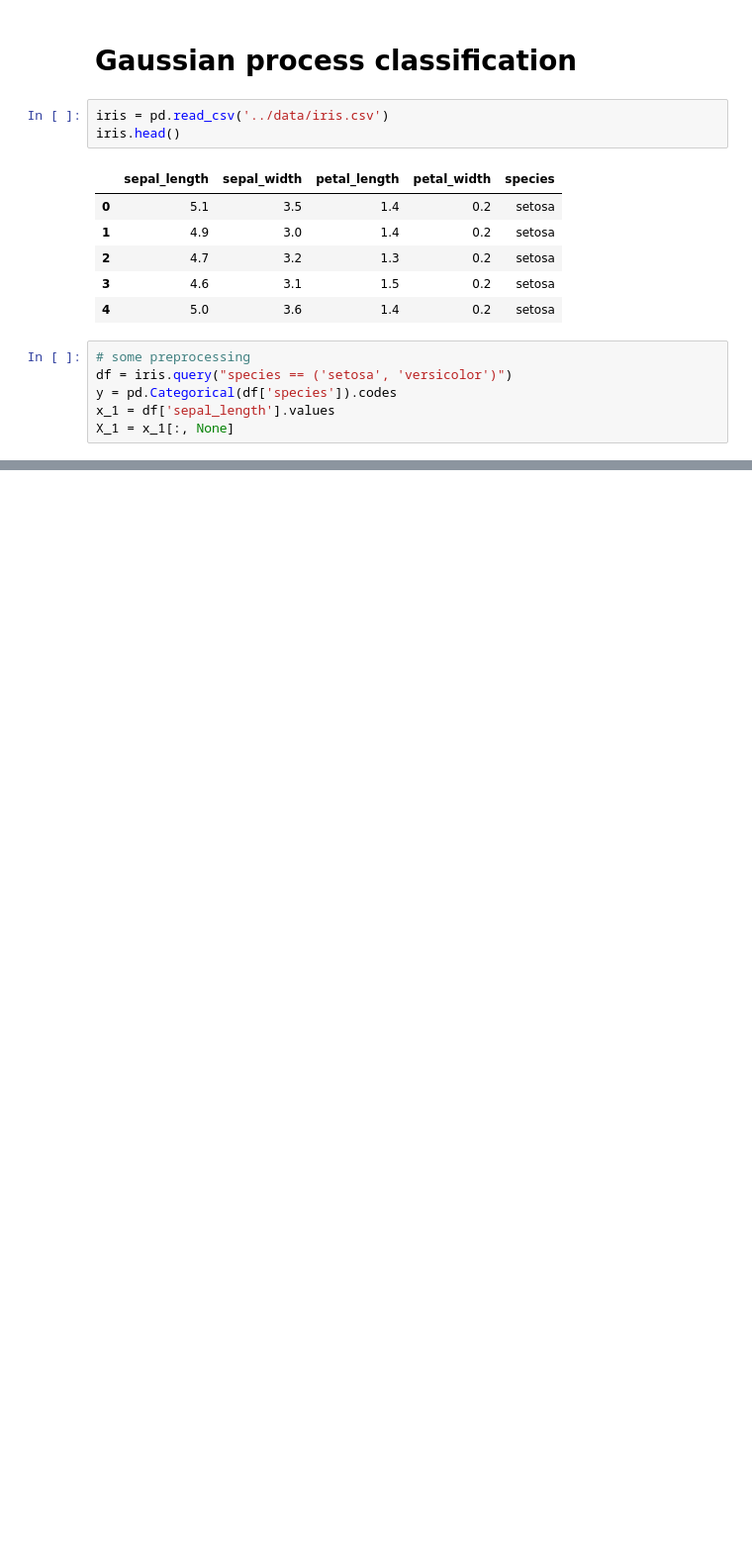
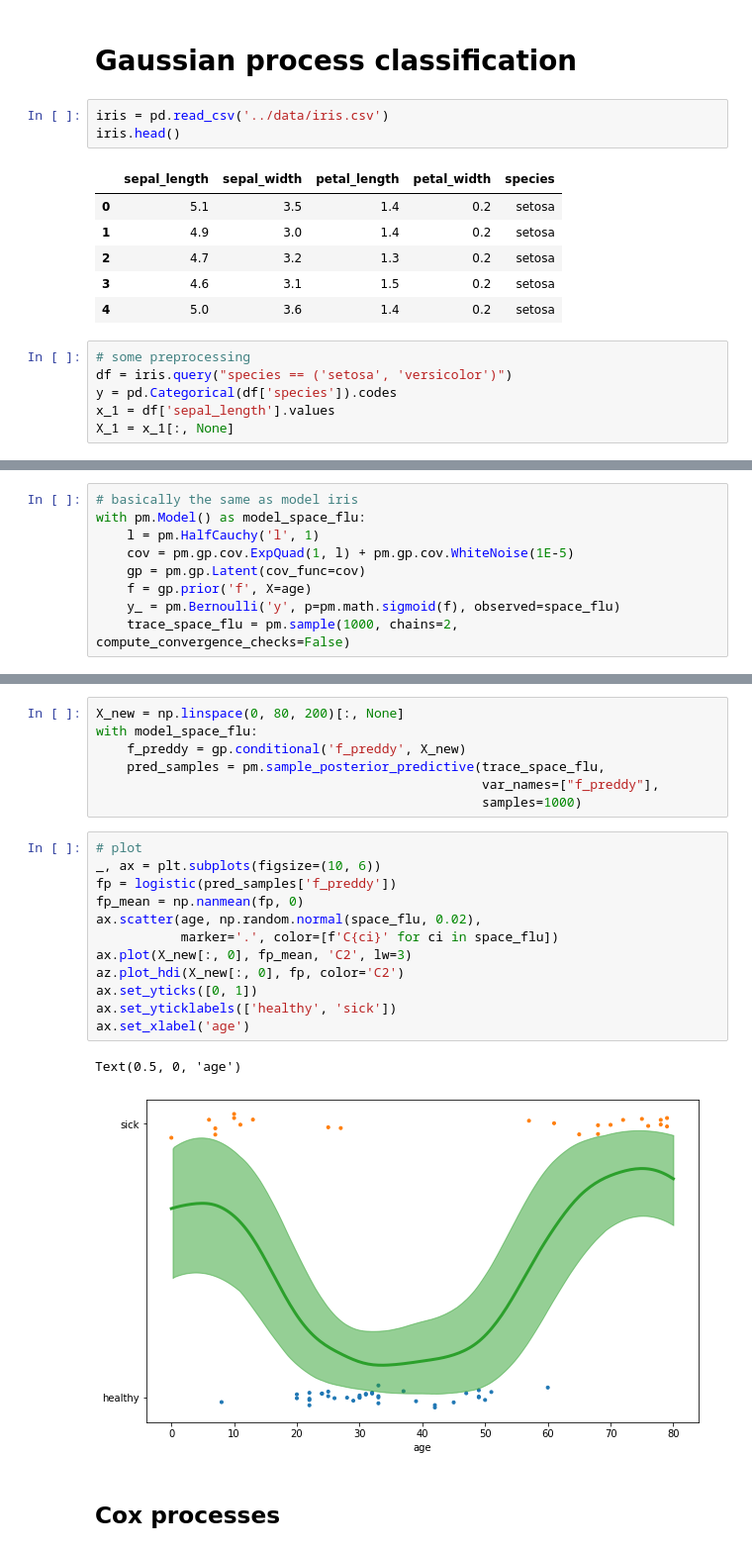
Before and after one commit to BayesianBoys/LegrandNico.github.io, a Jupyter notebook: BayesianBoys/Week8/CH7-VMP.ipynb, the cells around one changed output, grey strips where cells are left out. Shown at 99% size. Saved outputs shown, nothing was run; the diff lists cells and outputs as text; blank space fills up the shorter version.

```diff
--- a/BayesianBoys/Week8/CH7-VMP.ipynb
+++ b/BayesianBoys/Week8/CH7-VMP.ipynb
@@ -423,0 +529,9 @@ LinAlgError: Matrix is not positive definite
+# %%
+# basically the same as model iris
+with pm.Model() as model_space_flu:
+    l = pm.HalfCauchy('l', 1)
+    cov = pm.gp.cov.ExpQuad(1, l) + pm.gp.cov.WhiteNoise(1E-5)
+    gp = pm.gp.Latent(cov_func=cov)
+    f = gp.prior('f', X=age)
+    y_ = pm.Bernoulli('y', p=pm.math.sigmoid(f), observed=space_flu)
+    trace_space_flu = pm.sample(1000, chains=2, compute_convergence_checks=False)
@@ -423,0 +545,24 @@ LinAlgError: Matrix is not positive definite
+# %%
+X_new = np.linspace(0, 80, 200)[:, None]
+with model_space_flu:
+    f_preddy = gp.conditional('f_preddy', X_new)
+    pred_samples = pm.sample_posterior_predictive(trace_space_flu,
+                                                  var_names=["f_preddy"],
+                                                  samples=1000)
+# %%
+# plot
+_, ax = plt.subplots(figsize=(10, 6))
+fp = logistic(pred_samples['f_preddy'])
+fp_mean = np.nanmean(fp, 0)
+ax.scatter(age, np.random.normal(space_flu, 0.02),
+           marker='.', color=[f'C{ci}' for ci in space_flu])
+ax.plot(X_new[:, 0], fp_mean, 'C2', lw=3)
+az.plot_hdi(X_new[:, 0], fp, color='C2')
+ax.set_yticks([0, 1])
+ax.set_yticklabels(['healthy', 'sick'])
+ax.set_xlabel('age')
+# %% [output]
+Text(0.5, 0, 'age')
+[figure, added]
+# %% [markdown]
+## Cox processes
```
Also changed, not shown: parts of 100 cells of this notebook.
